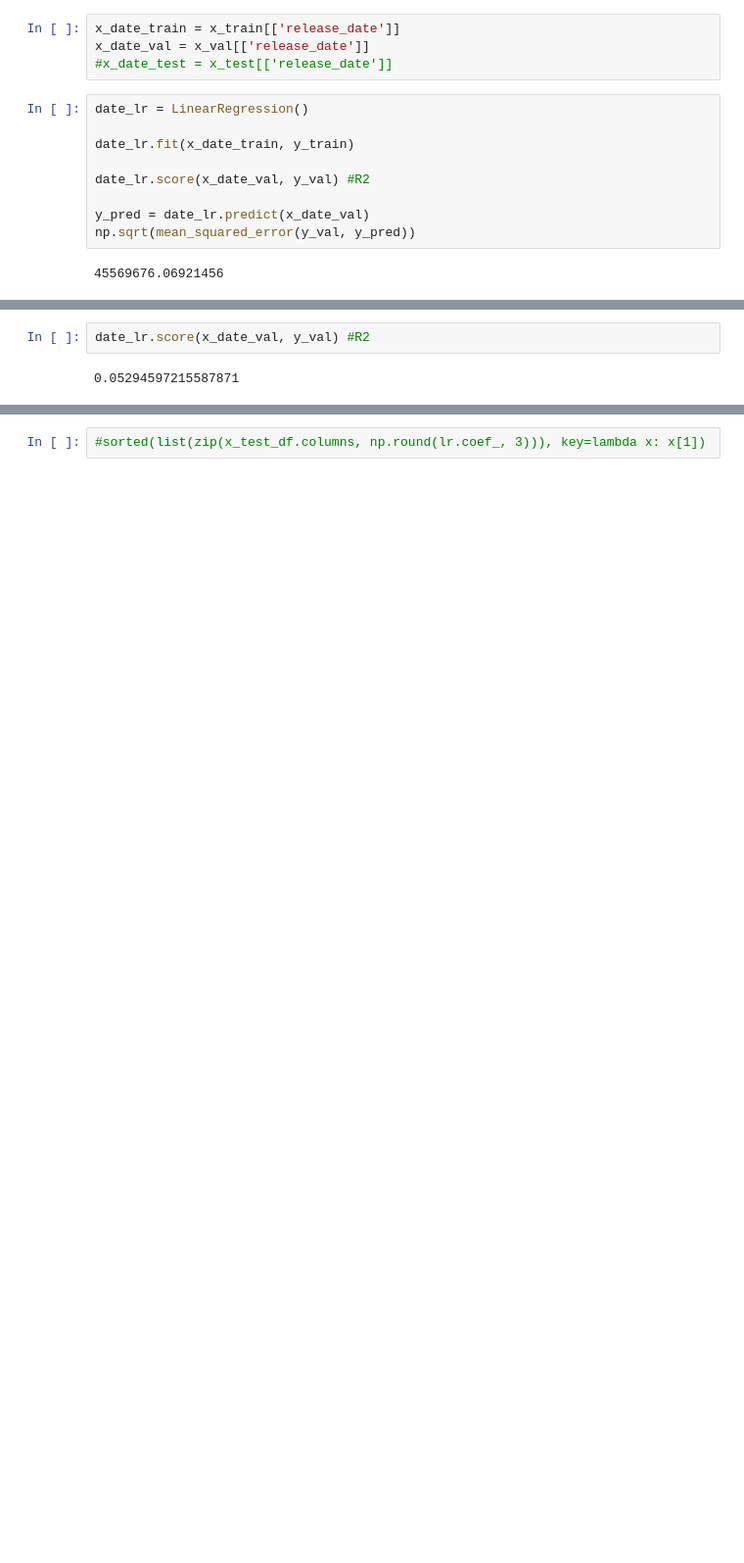
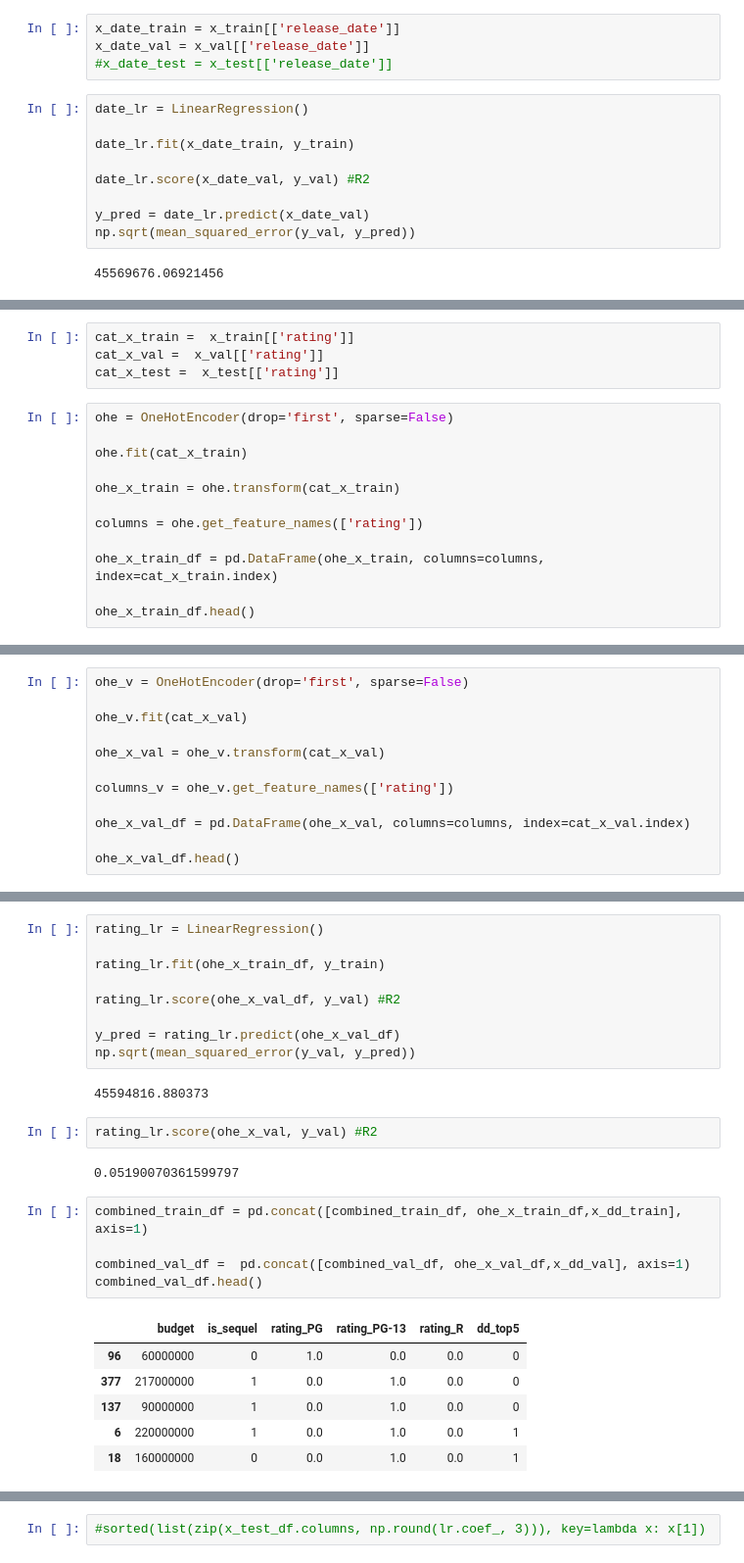
Before and after one commit to tawney-kirkland/02-luther, a Jupyter notebook: movie-linreg-third.ipynb, the cells around one changed output, grey strips where cells are left out. Shown at 98% size. Saved outputs shown, nothing was run; the diff lists cells and outputs as text; blank space fills up the shorter version.

```diff
--- a/movie-linreg-third.ipynb
+++ b/movie-linreg-third.ipynb
@@ -179,0 +179,16 @@ np.sqrt(mean_squared_error(y_val, y_pred))
+# %%
+cat_x_train =  x_train[['rating']]
+cat_x_val =  x_val[['rating']]
+cat_x_test =  x_test[['rating']]
+# %%
+ohe = OneHotEncoder(drop='first', sparse=False)
+
+ohe.fit(cat_x_train)
+
+ohe_x_train = ohe.transform(cat_x_train)
+
+columns = ohe.get_feature_names(['rating'])
+
+ohe_x_train_df = pd.DataFrame(ohe_x_train, columns=columns, index=cat_x_train.index)
+
+ohe_x_train_df.head()
@@ -179,0 +202,12 @@ np.sqrt(mean_squared_error(y_val, y_pred))
+# %%
+ohe_v = OneHotEncoder(drop='first', sparse=False)
+
+ohe_v.fit(cat_x_val)
+
+ohe_x_val = ohe_v.transform(cat_x_val)
+
+columns_v = ohe_v.get_feature_names(['rating'])
+
+ohe_x_val_df = pd.DataFrame(ohe_x_val, columns=columns, index=cat_x_val.index)
+
+ohe_x_val_df.head()
@@ -180,4 +221,27 @@ np.sqrt(mean_squared_error(y_val, y_pred))
+# %%
+rating_lr = LinearRegression()
+
+rating_lr.fit(ohe_x_train_df, y_train)
+
+rating_lr.score(ohe_x_val_df, y_val) #R2
+
+y_pred = rating_lr.predict(ohe_x_val_df)
+np.sqrt(mean_squared_error(y_val, y_pred))
+# %% [output]
+45594816.880373
 # %%
-date_lr.score(x_date_val, y_val) #R2
+rating_lr.score(ohe_x_val, y_val) #R2
 # %% [output]
-0.05294597215587871
+0.05190070361599797
+# %%
+combined_train_df = pd.concat([combined_train_df, ohe_x_train_df,x_dd_train], axis=1)
+
+combined_val_df =  pd.concat([combined_val_df, ohe_x_val_df,x_dd_val], axis=1)
+combined_val_df.head()
+# %% [output]
+|  | budget | is_sequel | rating_PG | rating_PG-13 | rating_R | dd_top5 |
+| 96 | 60000000 | 0 | 1.0 | 0.0 | 0.0 | 0 |
+| 377 | 217000000 | 1 | 0.0 | 1.0 | 0.0 | 0 |
+| 137 | 90000000 | 1 | 0.0 | 1.0 | 0.0 | 0 |
+| 6 | 220000000 | 1 | 0.0 | 1.0 | 0.0 | 1 |
+| 18 | 160000000 | 0 | 0.0 | 1.0 | 0.0 | 1 |
```
Also changed, not shown: parts of 10 cells of this notebook, 1 other file.
